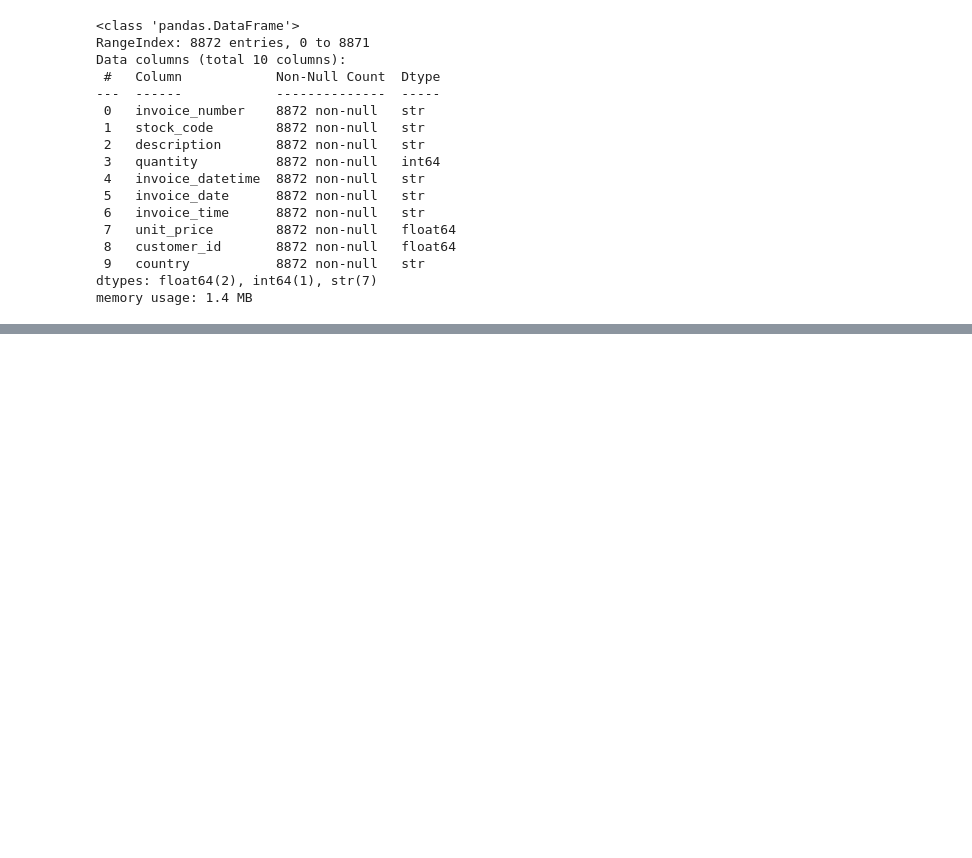
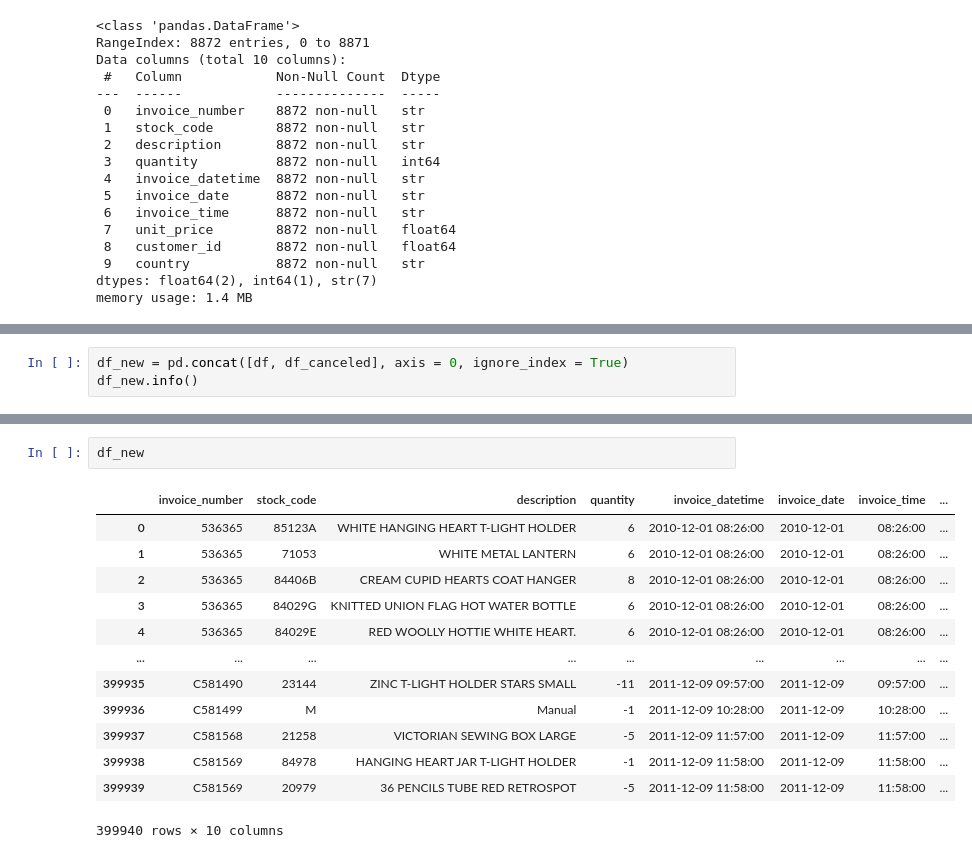
Before and after one commit to RV01011001/project_1-customer-segmentation, a Jupyter notebook: notebooks/04_feature_selection_and_engineering.ipynb, the cells around one changed output, grey strips where cells are left out. Saved outputs shown, nothing was run; the diff lists cells and outputs as text; blank space fills up the shorter version.

```diff
--- a/notebooks/04_feature_selection_and_engineering.ipynb
+++ b/notebooks/04_feature_selection_and_engineering.ipynb
@@ -130,0 +59,3 @@ memory usage: 1.4 MB
+# %%
+df_new = pd.concat([df, df_canceled], axis = 0, ignore_index = True)
+df_new.info()
@@ -130,0 +80,16 @@ memory usage: 1.4 MB
+# %%
+df_new
+# %% [output]
+|  | invoice_number | stock_code | description | quantity | invoice_datetime | invoice_date | invoice_time | ... |
+| 0 | 536365 | 85123A | WHITE HANGING HEART T-LIGHT HOLDER | 6 | 2010-12-01 08:26:00 | 2010-12-01 | 08:26:00 | ... |
+| 1 | 536365 | 71053 | WHITE METAL LANTERN | 6 | 2010-12-01 08:26:00 | 2010-12-01 | 08:26:00 | ... |
+| 2 | 536365 | 84406B | CREAM CUPID HEARTS COAT HANGER | 8 | 2010-12-01 08:26:00 | 2010-12-01 | 08:26:00 | ... |
+| 3 | 536365 | 84029G | KNITTED UNION FLAG HOT WATER BOTTLE | 6 | 2010-12-01 08:26:00 | 2010-12-01 | 08:26:00 | ... |
+| 4 | 536365 | 84029E | RED WOOLLY HOTTIE WHITE HEART. | 6 | 2010-12-01 08:26:00 | 2010-12-01 | 08:26:00 | ... |
+| ... | ... | ... | ... | ... | ... | ... | ... | ... |
+| 399935 | C581490 | 23144 | ZINC T-LIGHT HOLDER STARS SMALL | -11 | 2011-12-09 09:57:00 | 2011-12-09 | 09:57:00 | ... |
+| 399936 | C581499 | M | Manual | -1 | 2011-12-09 10:28:00 | 2011-12-09 | 10:28:00 | ... |
+| 399937 | C581568 | 21258 | VICTORIAN SEWING BOX LARGE | -5 | 2011-12-09 11:57:00 | 2011-12-09 | 11:57:00 | ... |
+| 399938 | C581569 | 84978 | HANGING HEART JAR T-LIGHT HOLDER | -1 | 2011-12-09 11:58:00 | 2011-12-09 | 11:58:00 | ... |
+| 399939 | C581569 | 20979 | 36 PENCILS TUBE RED RETROSPOT | -5 | 2011-12-09 11:58:00 | 2011-12-09 | 11:58:00 | ... |
+399940 rows × 10 columns
```
Also changed, not shown: parts of 17 cells of this notebook, 2 other files.
